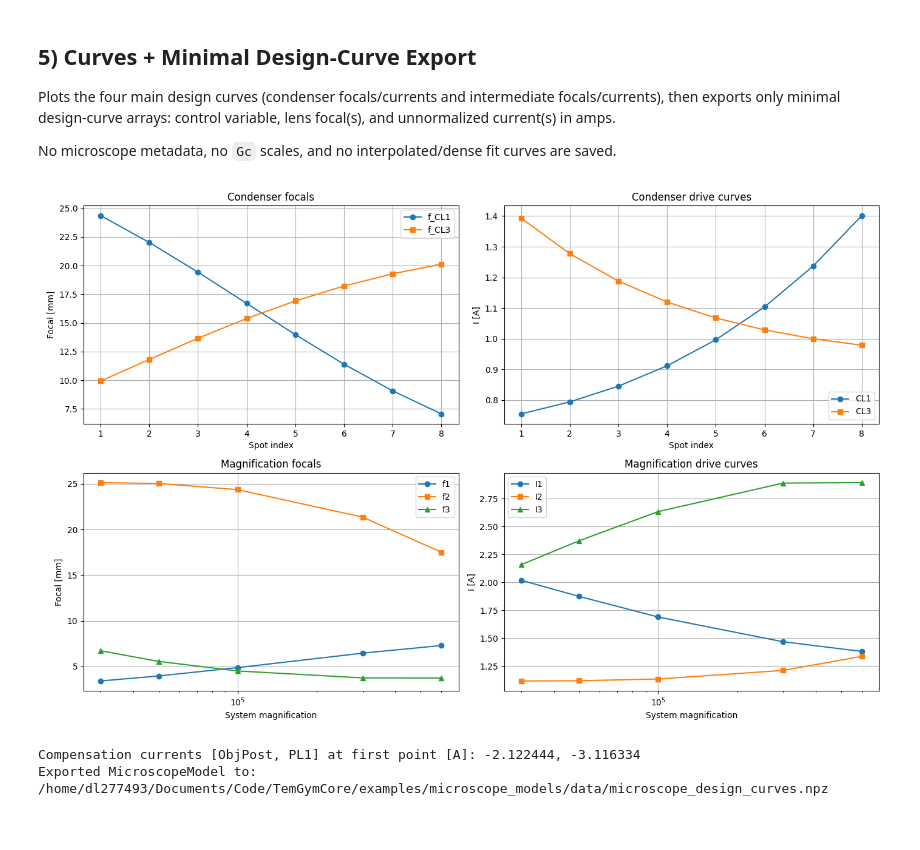
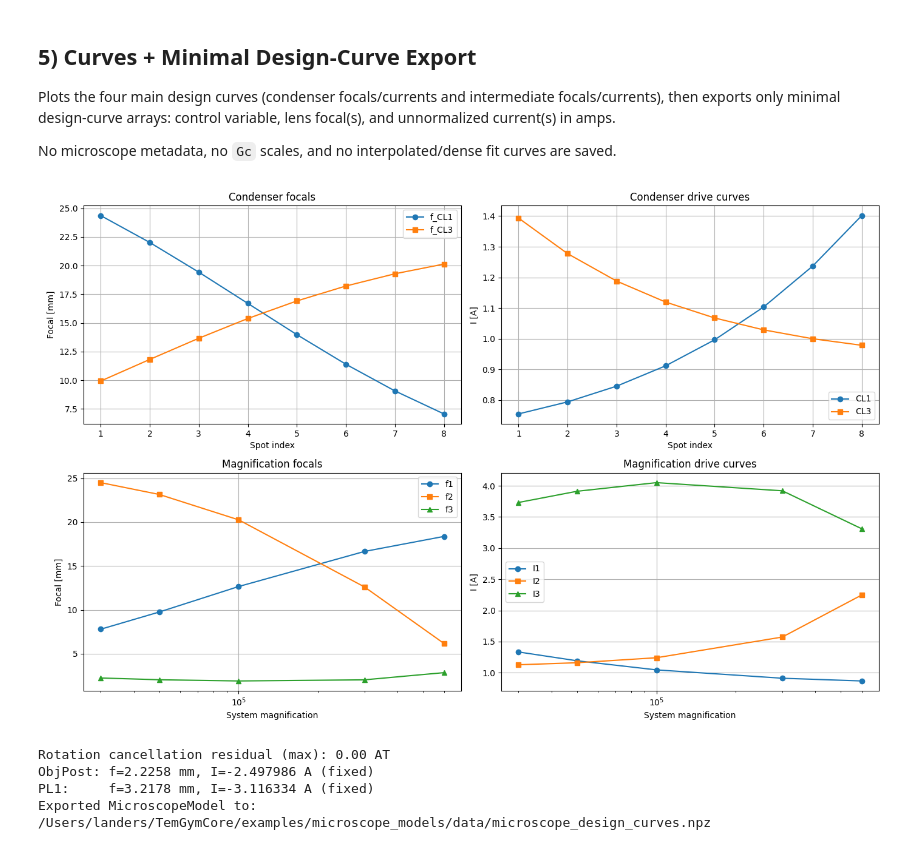
Before and after one commit to TemGym/TemGymCore, a Jupyter notebook: examples/microscope_models/microscope_design_curves.ipynb, the cells around one changed output. Saved outputs shown, nothing was run; the diff lists cells and outputs as text; code cells hidden in the pictures.

```diff
--- a/examples/microscope_models/microscope_design_curves.ipynb
+++ b/examples/microscope_models/microscope_design_curves.ipynb
@@ -672,7 +700,7 @@ Inputs: `geometry_mag`, `M_mag_targets`, and `theta_target`. Outputs: `mag_resul
 # %%
 def system_matrix_il(f1, f2, f3, geom):
     elems = [
-        ('P', geom['d_obj_to_il1']),
+        ('P', geom['d_obj_image_to_il1']),
         ('L', f1),
         ('P', geom['d_il1_to_il2']),
         ('L', f2),
@@ -684,7 +712,7 @@ def system_matrix_il(f1, f2, f3, geom):
 
 
 def f2_from_f3_A(f3, A, geom):
-    d01 = geom['d_obj_to_il1']
+    d01 = geom['d_obj_image_to_il1']
     d12 = geom['d_il1_to_il2']
     d23 = geom['d_il2_to_il3']
     d3i = geom['d_il3_to_image']
@@ -694,7 +722,7 @@ def f2_from_f3_A(f3, A, geom):
 
 
 def f1_from_f3_A(f3, A, geom):
-    d01 = geom['d_obj_to_il1']
+    d01 = geom['d_obj_image_to_il1']
     d12 = geom['d_il1_to_il2']
     d23 = geom['d_il2_to_il3']
     d3i = geom['d_il3_to_image']
@@ -835,7 +863,7 @@ axs[1, 1].legend()
 fig.tight_layout()
 plt.show()
 
-# --- ObjPost / PL1 compensation current curves ---
+# --- ObjPost / PL1 currents (both fixed by optics) ---
 turns_objpost = sys_config['optics']['ObjPost']['turns']
 turns_pl1 = sys_config['optics']['PL1']['turns']
 Gc_objpost = sys_config['optics']['ObjPost']['Gc']
@@ -844,23 +872,29 @@ comp_sign = -1.0  # oppose IL rotation sign
 
 ni_mag_total = np.array([r['AT1'] + r['AT2'] + r['AT3'] for r in mag_results], dtype=float)
 
-# Constrain PL1 to projector geometry, then use ObjPost as residual to cancel total rotation.
-ni_pl1_target_mag = np.sqrt(1.0 / (Gc_pl1 * f_pl1_target_m))
-ni_pl1 = np.full(ni_mag_total.shape, comp_sign * ni_pl1_target_mag, dtype=float)
-ni_objpost = -ni_mag_total - ni_pl1
+# ObjPost current is fixed by M_obj (objective magnification)
+ni_objpost = np.full(ni_mag_total.shape, comp_sign * ni_objpost_mag, dtype=float)
+# PL1 current is fixed by projector geometry
+ni_pl1 = np.full(ni_mag_total.shape, comp_sign * ni_pl1_mag, dtype=float)
 
 i_a_objpost = ni_objpost / turns_objpost
 i_a_pl1 = ni_pl1 / turns_pl1
 
+f_obj_from_current = 1.0 / (Gc_objpost * (turns_objpost * i_a_objpost)**2)
+if not np.allclose(f_obj_from_current, f_obj_required_m, rtol=1e-6):
+    raise RuntimeError(f'ObjPost current does not realize required f_obj={f_obj_required_m*1e3:.4f} mm.')
+
 f_pl1_from_current = 1.0 / (Gc_pl1 * (turns_pl1 * i_a_pl1)**2)
-if not np.allclose(f_pl1_from_current, f_pl1_target_m, rtol=1e-12, atol=1e-12):
+if not np.allclose(f_pl1_from_current, f_pl1_target_m, rtol=1e-6):
     raise RuntimeError('PL1 current does not realize target focal length.')
 
 net_ni = ni_mag_total + ni_objpost + ni_pl1
-if not np.allclose(net_ni, 0.0, atol=1e-9):
-    raise RuntimeError('ObjPost/PL1 compensation does not cancel IL NI total.')
+print(f'Rotation cancellation residual (max): {np.max(np.abs(net_ni)):.2f} AT')
+if not np.allclose(net_ni, 0.0, atol=5.0):
+    print(f'WARNING: rotation cancellation residual is large (solver theta_target precision).')
 
-print(f'Compensation currents [ObjPost, PL1] at first point [A]: {i_a_objpost[0]:.6f}, {i_a_pl1[0]:.6f}')
+print(f'ObjPost: f={f_obj_required_m*1e3:.4f} mm, I={i_a_objpost[0]:.6f} A (fixed)')
+print(f'PL1:     f={f_pl1_target_m*1e3:.4f} mm, I={i_a_pl1[0]:.6f} A (fixed)')
 
 # --- Export MicroscopeModel ---
 cwd = Path.cwd().resolve()
@@ -948,35 +982,58 @@ mag_mode = OperatingMode(
     normalized_currents=mag_currents_a / max_current,
     full_scale_current=max_current,
     allow_signed_currents=True,
     )
 
 modes = {'spot': spot_mode, 'mag': mag_mode}
 
+z_condenser_stigmator = 0.5 * (float(z_cl3) + float(z_aperture))
+z_objective_post_stigmator = 0.5 * (float(z_obj_post) + float(z_il1))
+
 auxiliary = {
     'z_source': 0.0,
     'z_aperture': float(z_aperture),
     'd_CL3_to_Aperture_m': float(sys_config['geometry']['d_CL3_to_Aperture']),
     'd_Aperture_to_Cmini_m': float(sys_config['geometry']['d_Aperture_to_Cmini']),
     'z_sample': float(z_sample),
     'z_detector': float(z_pl1 + geometry_proj['d_pl1_to_detector']),
     'd_pl1_to_detector_m': float(geometry_proj['d_pl1_to_detector']),
+    'M_obj': float(M_obj),
+    'f_obj_required_m': float(f_obj_required_m),
+    'v_obj_m': float(v_obj_m),
+    'd_obj_image_to_il1_m': float(d_obj_image_to_il1),
     'source_waist_m': float(virtual_source_diameter_nm * 1e-9),
     'ray_fan_half_angle_mrad': 0.5,
     'ray_fan_num_rays': 41,
     'sample_half_width_nm': 3000.0,
     'detector_half_width_mm': 1.0,
+    'z_condenser_stigmator': float(z_condenser_stigmator),
+    'z_objective_post_stigmator': float(z_objective_post_stigmator),
+    'stigmator_focal_range_m': [-1.0, 1.0],
+    'condenser_stigmator_fx_m': np.inf,
+    'condenser_stigmator_fy_m': np.inf,
+    'objective_post_stigmator_fx_m': np.inf,
+    'objective_post_stigmator_fy_m': np.inf,
+    'stigmator_current_range_a': [-2e-3, 2e-3],
+    'stigmator_current_step_a': 1e-5,
+    'condenser_stigmator_power_per_a': 400.0,
+    'objective_post_stigmator_power_per_a': 400.0,
+    'condenser_stigmator_ix_default_a': 0.0,
+    'condenser_stigmator_iy_default_a': 0.0,
+    'objective_post_stigmator_ix_default_a': 0.0,
+    'objective_post_stigmator_iy_default_a': 0.0,
 }
 
 model = MicroscopeModel(
     voltage=U_accel_V,
     lenses=lenses,
     modes=modes,
     auxiliary=auxiliary,
-    )
-
+)
 model.to_npz(export_path)
 print(f'Exported MicroscopeModel to: {export_path}')
 # %% [output]
-[figure, old version]
+[figure, new version]
-Compensation currents [ObjPost, PL1] at first point [A]: -2.122444, -3.116334
-Exported MicroscopeModel to: /home/dl277493/Documents/Code/TemGymCore/examples/microscope_models/data/microscope_design_curves.npz
+Rotation cancellation residual (max): 0.00 AT
+ObjPost: f=2.2258 mm, I=-2.497986 A (fixed)
+PL1:     f=3.2178 mm, I=-3.116334 A (fixed)
+Exported MicroscopeModel to: /Users/landers/TemGymCore/examples/microscope_models/data/microscope_design_curves.npz
```
Also changed, not shown: parts of 1 cell of this notebook, 4 other files.
